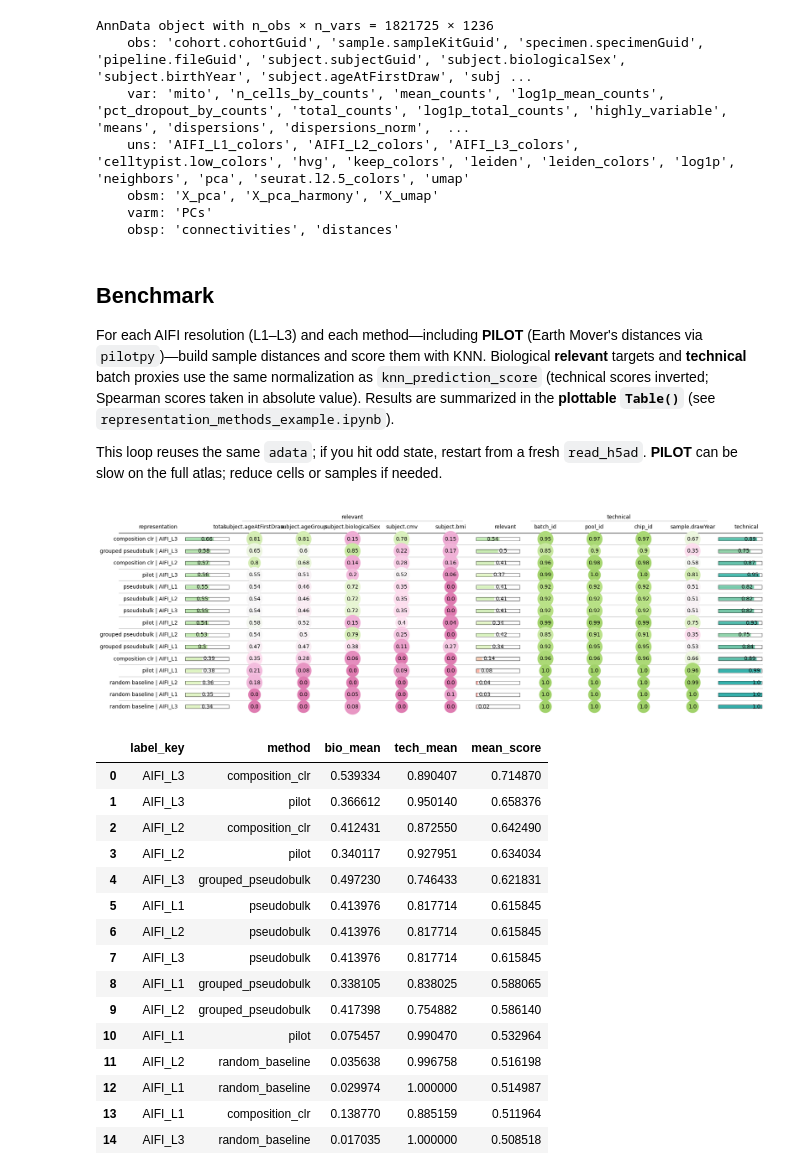
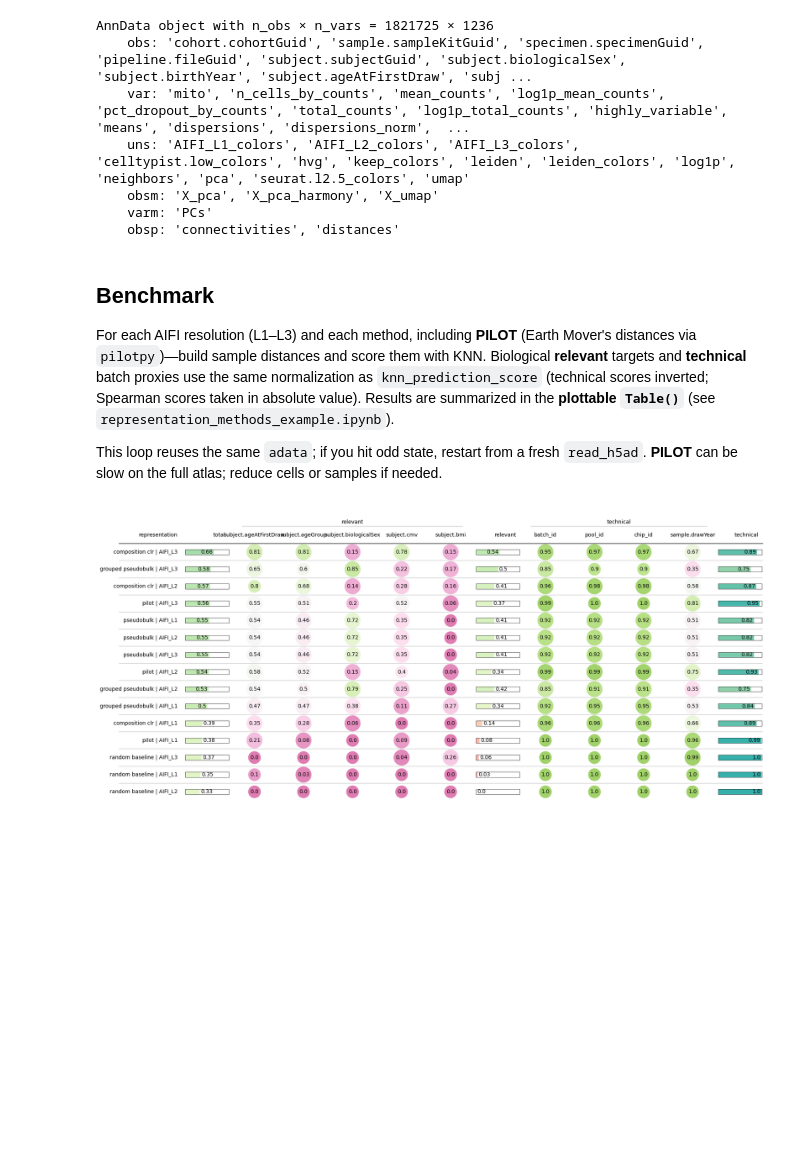
Before and after one commit to ShreyParikh07/patpy_tutorials_pdac, a Jupyter notebook: immune_aging_multiresolution_composition.ipynb, the cells around one changed output. Saved outputs shown, nothing was run; the diff lists cells and outputs as text; code cells hidden in the pictures; blank space fills up the shorter version.

```diff
--- a/immune_aging_multiresolution_composition.ipynb
+++ b/immune_aging_multiresolution_composition.ipynb
@@ -77,22 +63,20 @@ AnnData object with n_obs × n_vars = 1821725 × 1236
 # %% [markdown]
 ## Benchmark
 
-For each AIFI resolution (L1–L3) and each method—including **PILOT** (Earth Mover's distances via `pilotpy`)—build sample distances and score them with KNN. Biological **relevant** targets and **technical** batch proxies use the same normalization as `knn_prediction_score` (technical scores inverted; Spearman scores taken in absolute value). Results are summarized in the **plottable `Table()`** (see `representation_methods_example.ipynb`).
+For each AIFI resolution (L1–L3) and each method, including **PILOT** (Earth Mover's distances via `pilotpy`)—build sample distances and score them with KNN. Biological **relevant** targets and **technical** batch proxies use the same normalization as `knn_prediction_score` (technical scores inverted; Spearman scores taken in absolute value). Results are summarized in the **plottable `Table()`** (see `representation_methods_example.ipynb`).
 
 This loop reuses the same `adata`; if you hit odd state, restart from a fresh `read_h5ad`. **PILOT** can be slow on the full atlas; reduce cells or samples if needed.
 # %%
 SAMPLE_KEY = "sample.sampleKitGuid"
 LABEL_RESOLUTIONS = ["AIFI_L1", "AIFI_L2", "AIFI_L3"]
-PILOT_SAMPLE_STATE_COL = "pilot.sampleState"
+# PILOT expects a per-cell status column
+PILOT_SAMPLE_STATE_COL = "subject.cmv"
 # Columns used only for UMAP coloring below
 AGE_COL = "subject.ageAtFirstDraw"
 CMV_COL = "subject.cmv"
 RNG = 67
 N_NEIGHBORS = 7
 
-# PILOT expects a per-cell status column (constant is fine for a single-cohort atlas)
-if PILOT_SAMPLE_STATE_COL not in adata.obs.columns:
-    adata.obs[PILOT_SAMPLE_STATE_COL] = "nominal"
 
 # KNN tasks per covariate; "relevant" = biological, "technical" = batch / processing
 BENCHMARK_SCHEMA = {
@@ -251,50 +235,32 @@ for covariate_type in BENCHMARK_SCHEMA:
                 width=0.75,
                 formatter=lambda x: round(x, 2),
                 textprops={"ha": "center", "bbox": {"boxstyle": "circle", "pad": 0.35}},
                 cmap=normed_cmap(benchmark_long["plot_score"], cmap=matplotlib.cm.PiYG, num_stds=2.5),
                 group=covariate_type,
             )
         )
     col_defs.append(
         ColumnDefinition(
             covariate_type,
             width=0.7,
             plot_fn=bar,
             plot_kw={
                 "cmap": cmap,
                 "plot_bg_bar": True,
                 "annotate": True,
                 "height": 0.5,
                 "lw": 0.5,
                 "formatter": lambda x: round(x, 2),
             },
         )
     )
 
-fig, ax = plt.subplots(figsize=(22, 7))
+fig, ax = plt.subplots(figsize=(22, 10))
 Table(
     plot_df[cols_order].sort_values("total", ascending=False),
     column_definitions=tuple(col_defs),
     ax=ax,
 )
 plt.show()
-
-results
 # %% [output]
-[figure, old version]
+[figure, new version]
-|  | label_key | method | bio_mean | tech_mean | mean_score |
-| 0 | AIFI_L3 | composition_clr | 0.539334 | 0.890407 | 0.714870 |
-| 1 | AIFI_L3 | pilot | 0.366612 | 0.950140 | 0.658376 |
-| 2 | AIFI_L2 | composition_clr | 0.412431 | 0.872550 | 0.642490 |
-| 3 | AIFI_L2 | pilot | 0.340117 | 0.927951 | 0.634034 |
-| 4 | AIFI_L3 | grouped_pseudobulk | 0.497230 | 0.746433 | 0.621831 |
-| 5 | AIFI_L1 | pseudobulk | 0.413976 | 0.817714 | 0.615845 |
-| 6 | AIFI_L2 | pseudobulk | 0.413976 | 0.817714 | 0.615845 |
-| 7 | AIFI_L3 | pseudobulk | 0.413976 | 0.817714 | 0.615845 |
-| 8 | AIFI_L1 | grouped_pseudobulk | 0.338105 | 0.838025 | 0.588065 |
-| 9 | AIFI_L2 | grouped_pseudobulk | 0.417398 | 0.754882 | 0.586140 |
-| 10 | AIFI_L1 | pilot | 0.075457 | 0.990470 | 0.532964 |
-| 11 | AIFI_L2 | random_baseline | 0.035638 | 0.996758 | 0.516198 |
-| 12 | AIFI_L1 | random_baseline | 0.029974 | 1.000000 | 0.514987 |
-| 13 | AIFI_L1 | composition_clr | 0.138770 | 0.885159 | 0.511964 |
-| 14 | AIFI_L3 | random_baseline | 0.017035 | 1.000000 | 0.508518 |
```
Also changed, not shown: parts of 10 cells of this notebook.
